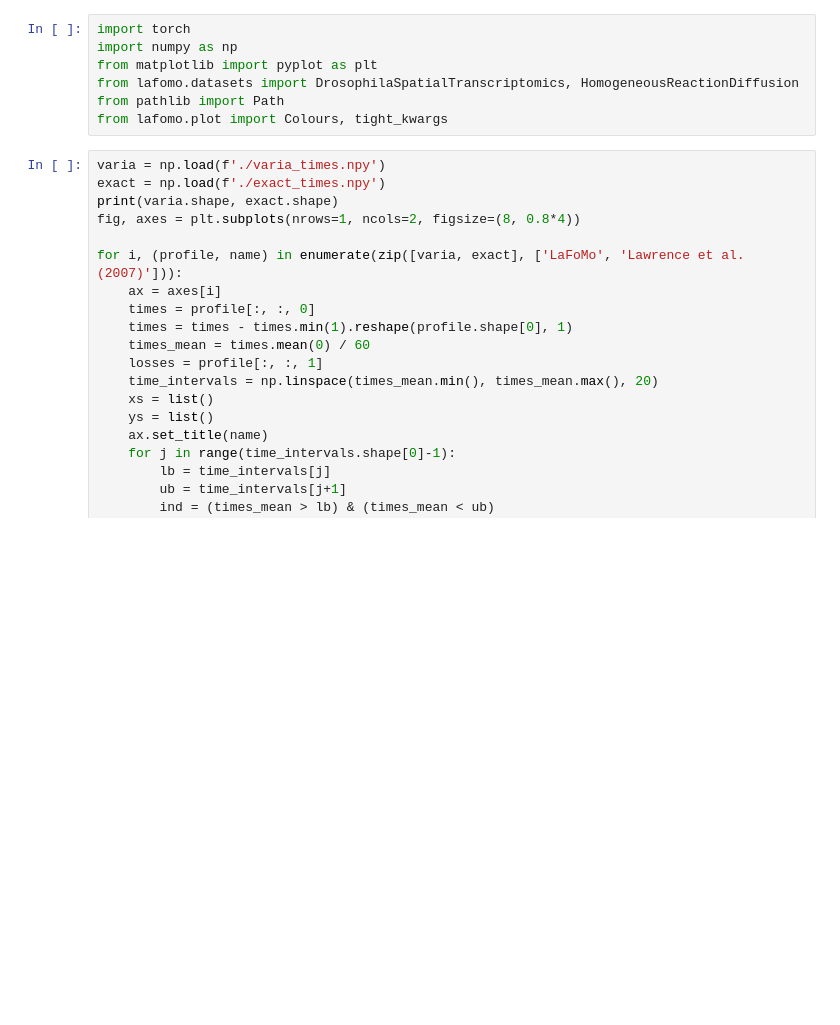
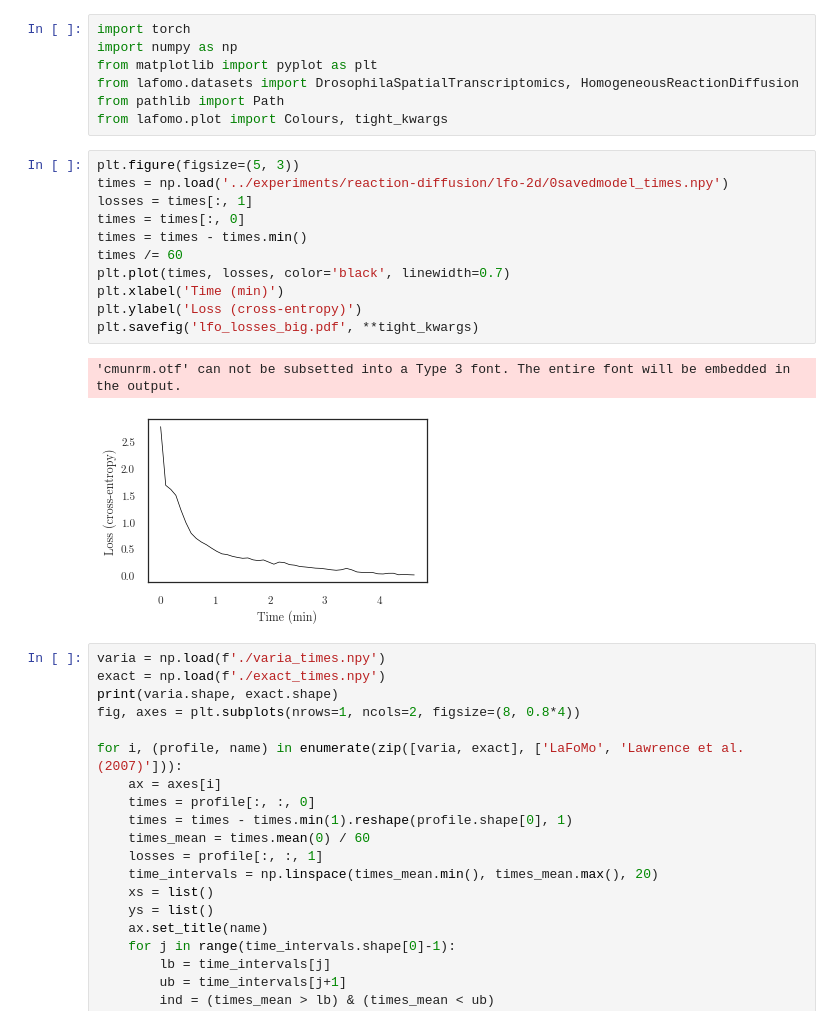
Before and after one commit to mossjacob/alfi, a Jupyter notebook: experiments/timer.ipynb, the cells around one changed output. Saved outputs shown, nothing was run; the diff lists cells and outputs as text; blank space fills up the shorter version.

```diff
--- a/experiments/timer.ipynb
+++ b/experiments/timer.ipynb
@@ -5,6 +5,20 @@ from matplotlib import pyplot as plt
 from lafomo.datasets import DrosophilaSpatialTranscriptomics, HomogeneousReactionDiffusion
 from pathlib import Path
 from lafomo.plot import Colours, tight_kwargs
+# %%
+plt.figure(figsize=(5, 3))
+times = np.load('../experiments/reaction-diffusion/lfo-2d/0savedmodel_times.npy')
+losses = times[:, 1]
+times = times[:, 0]
+times = times - times.min()
+times /= 60
+plt.plot(times, losses, color='black', linewidth=0.7)
+plt.xlabel('Time (min)')
+plt.ylabel('Loss (cross-entropy)')
+plt.savefig('lfo_losses_big.pdf', **tight_kwargs)
+# %% [output]
+'cmunrm.otf' can not be subsetted into a Type 3 font. The entire font will be embedded in the output.
+[figure, added]
 # %%
 varia = np.load(f'./varia_times.npy')
 exact = np.load(f'./exact_times.npy')
```
Also changed, not shown: parts of 2 cells of this notebook, 7 other files.
